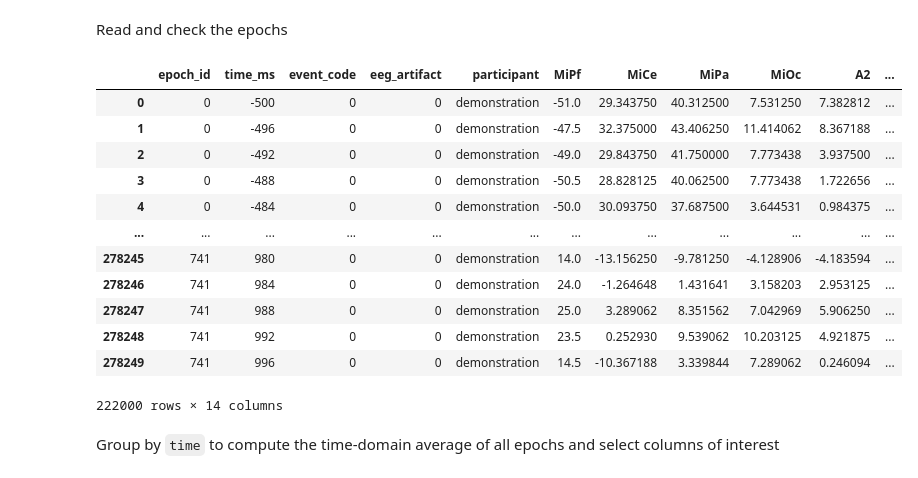
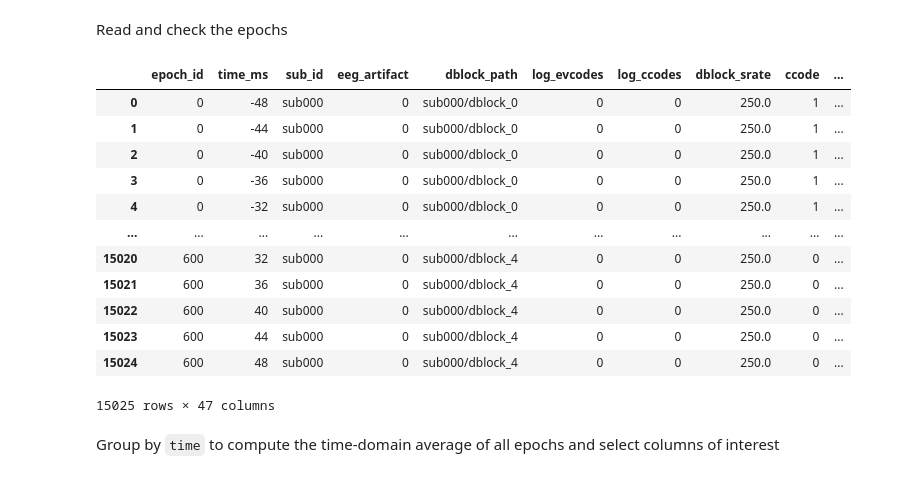
Before and after one commit to turbach/spudtr, a Jupyter notebook: docs/user_guide/gallery/gallery.ipynb, the cells around one changed output. Saved outputs shown, nothing was run; the diff lists cells and outputs as text; code cells hidden in the pictures.

Commit message:
patched get_demo_df to cache downloads in DATA_DIR

```diff
--- a/docs/user_guide/gallery/gallery.ipynb
+++ b/docs/user_guide/gallery/gallery.ipynb
@@ -4,27 +4,29 @@
 Read and check the epochs
 # %%
 import pandas as pd
-from spudtr import epf, DATA_DIR, P3_F
+from spudtr import epf
+from spudtr import get_demo_df, P3_100_FEATHER
 
-epochs_df = pd.read_hdf(DATA_DIR / P3_F, key="p3").query('stim in ["target", "standard"]')
+# epochs_df = pd.read_hdf(DATA_DIR / P3_F, key="p3").query('stim in ["target", "standard"]')
+epochs_df = get_demo_df(P3_100_FEATHER)
 eeg_channels = ['MiPf', 'MiCe', 'MiPa', 'MiOc']
 
 epf.check_epochs(epochs_df, eeg_channels, epoch_id="epoch_id", time="time_ms")
 epochs_df
 # %% [output]
-|  | epoch_id | time_ms | event_code | eeg_artifact | participant | MiPf | MiCe | MiPa | MiOc | A2 | ... |
-| 0 | 0 | -500 | 0 | 0 | demonstration | -51.0 | 29.343750 | 40.312500 | 7.531250 | 7.382812 | ... |
-| 1 | 0 | -496 | 0 | 0 | demonstration | -47.5 | 32.375000 | 43.406250 | 11.414062 | 8.367188 | ... |
-| 2 | 0 | -492 | 0 | 0 | demonstration | -49.0 | 29.843750 | 41.750000 | 7.773438 | 3.937500 | ... |
-| 3 | 0 | -488 | 0 | 0 | demonstration | -50.5 | 28.828125 | 40.062500 | 7.773438 | 1.722656 | ... |
-| 4 | 0 | -484 | 0 | 0 | demonstration | -50.0 | 30.093750 | 37.687500 | 3.644531 | 0.984375 | ... |
-| ... | ... | ... | ... | ... | ... | ... | ... | ... | ... | ... | ... |
-| 278245 | 741 | 980 | 0 | 0 | demonstration | 14.0 | -13.156250 | -9.781250 | -4.128906 | -4.183594 | ... |
-| 278246 | 741 | 984 | 0 | 0 | demonstration | 24.0 | -1.264648 | 1.431641 | 3.158203 | 2.953125 | ... |
-| 278247 | 741 | 988 | 0 | 0 | demonstration | 25.0 | 3.289062 | 8.351562 | 7.042969 | 5.906250 | ... |
-| 278248 | 741 | 992 | 0 | 0 | demonstration | 23.5 | 0.252930 | 9.539062 | 10.203125 | 4.921875 | ... |
-| 278249 | 741 | 996 | 0 | 0 | demonstration | 14.5 | -10.367188 | 3.339844 | 7.289062 | 0.246094 | ... |
+|  | epoch_id | time_ms | sub_id | eeg_artifact | dblock_path | log_evcodes | log_ccodes | dblock_srate | ccode | ... |
+| 0 | 0 | -48 | sub000 | 0 | sub000/dblock_0 | 0 | 0 | 250.0 | 1 | ... |
+| 1 | 0 | -44 | sub000 | 0 | sub000/dblock_0 | 0 | 0 | 250.0 | 1 | ... |
+| 2 | 0 | -40 | sub000 | 0 | sub000/dblock_0 | 0 | 0 | 250.0 | 1 | ... |
+| 3 | 0 | -36 | sub000 | 0 | sub000/dblock_0 | 0 | 0 | 250.0 | 1 | ... |
+| 4 | 0 | -32 | sub000 | 0 | sub000/dblock_0 | 0 | 0 | 250.0 | 1 | ... |
+| ... | ... | ... | ... | ... | ... | ... | ... | ... | ... | ... |
+| 15020 | 600 | 32 | sub000 | 0 | sub000/dblock_4 | 0 | 0 | 250.0 | 0 | ... |
+| 15021 | 600 | 36 | sub000 | 0 | sub000/dblock_4 | 0 | 0 | 250.0 | 0 | ... |
+| 15022 | 600 | 40 | sub000 | 0 | sub000/dblock_4 | 0 | 0 | 250.0 | 0 | ... |
+| 15023 | 600 | 44 | sub000 | 0 | sub000/dblock_4 | 0 | 0 | 250.0 | 0 | ... |
+| 15024 | 600 | 48 | sub000 | 0 | sub000/dblock_4 | 0 | 0 | 250.0 | 0 | ... |
-222000 rows × 14 columns
+15025 rows × 47 columns
 # %% [markdown]
 Group by `time` to compute the time-domain average of all epochs and select columns of interest
 # %%
```
Also changed, not shown: parts of 1 cell of this notebook, 5 other files.
